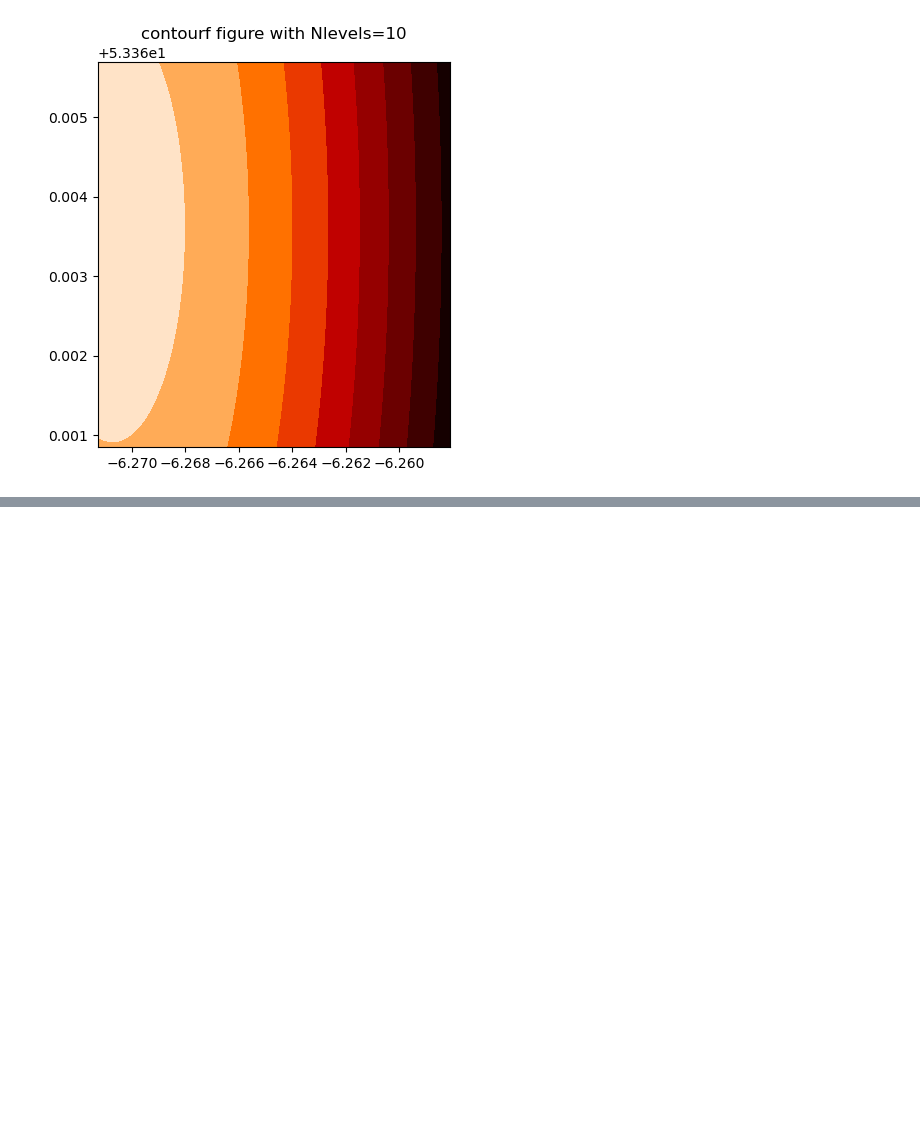
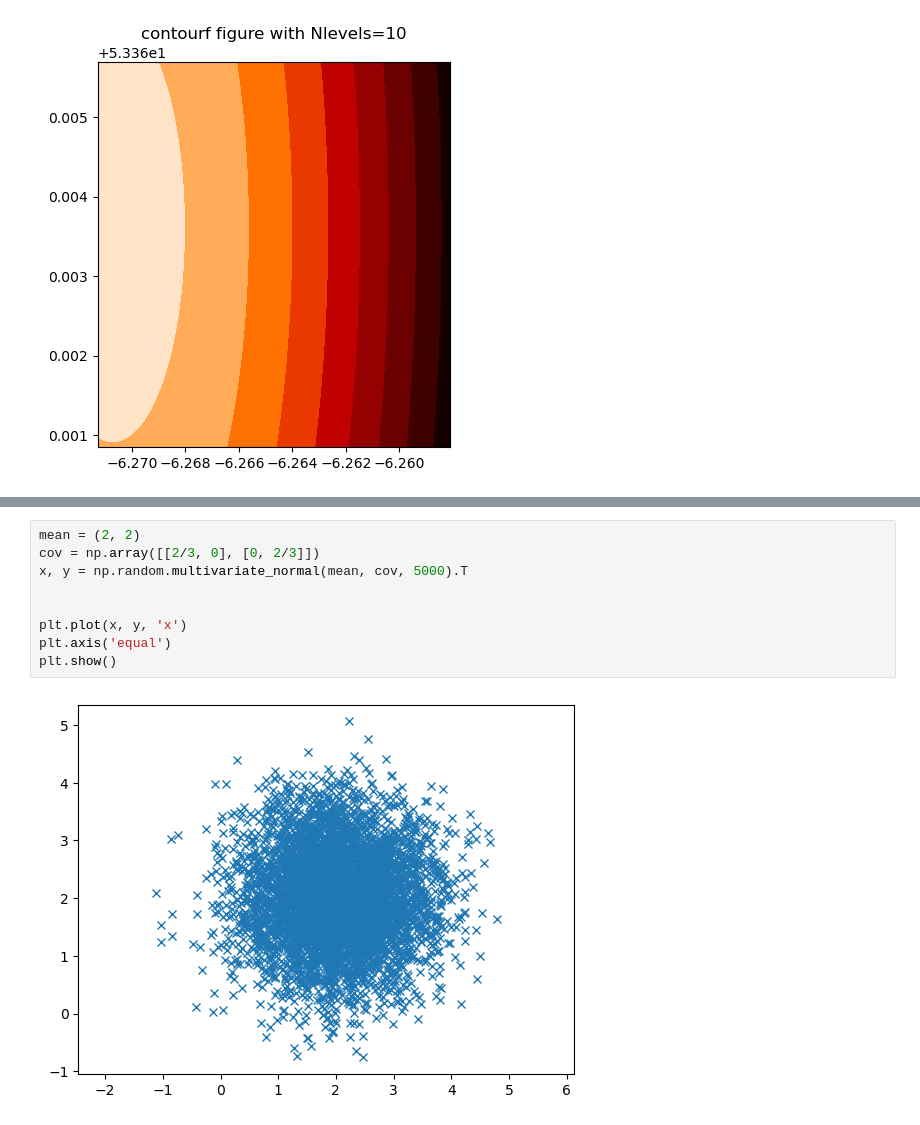
Before and after one commit to paddeaux/osm-poly-query, a Jupyter notebook: autocorr.ipynb, the cells around one changed output, grey strips where cells are left out. Saved outputs shown, nothing was run; the diff lists cells and outputs as text; blank space fills up the shorter version.

```diff
--- a/autocorr.ipynb
+++ b/autocorr.ipynb
@@ -78,0 +123,11 @@ Text(0.5, 1.0, 'contourf figure with Nlevels=10')
+# %%
+mean = (2, 2)
+cov = np.array([[2/3, 0], [0, 2/3]])
+x, y = np.random.multivariate_normal(mean, cov, 5000).T
+
+
+plt.plot(x, y, 'x')
+plt.axis('equal')
+plt.show()
+# %% [output]
+[figure, added]
```
Also changed, not shown: parts of 2 cells of this notebook.
